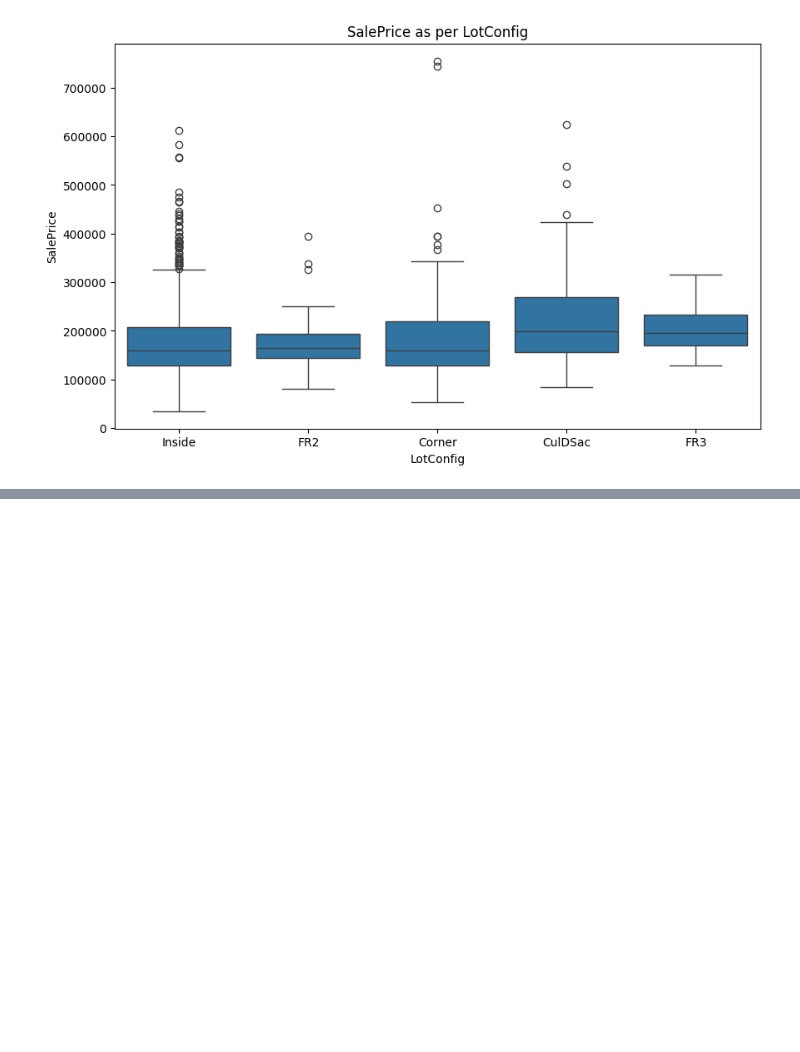
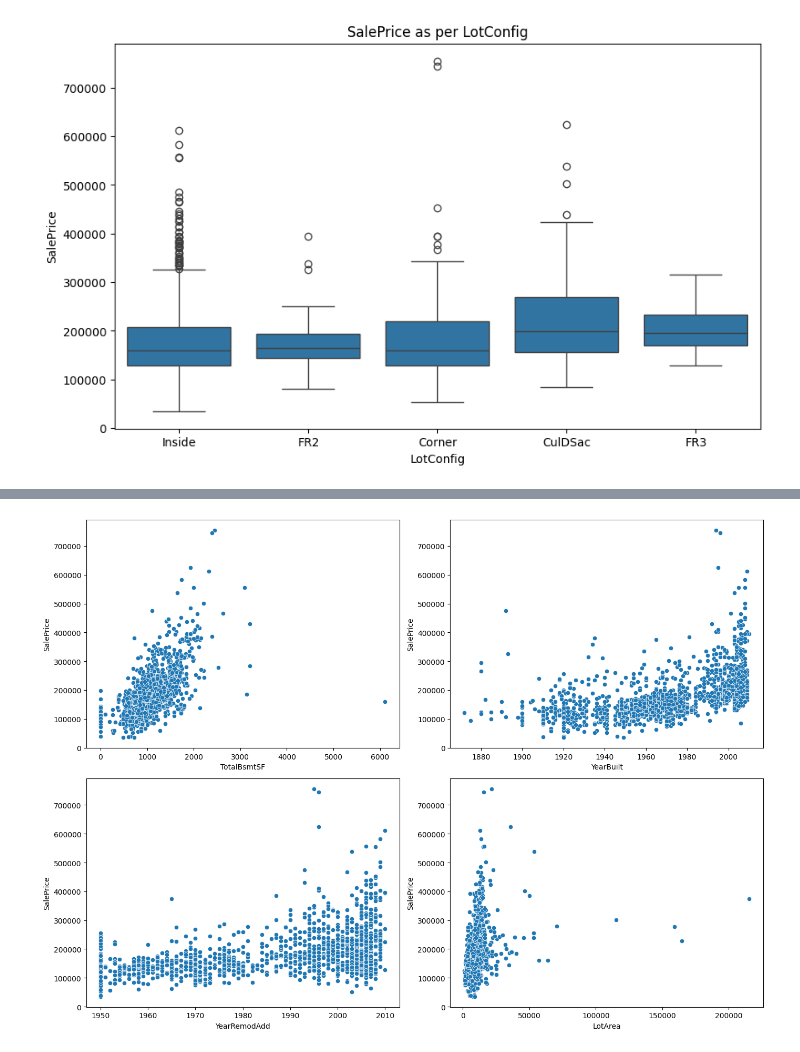
Before and after one commit to Devan7705/House_Price_Prediction_Model, a Jupyter notebook: HousePricePrediction.ipynb, the cells around one changed output, grey strips where cells are left out. Cells and saved outputs as stored; diff of their text form; code cells hidden in the pictures; blank space fills up the shorter version.

```diff
--- a/HousePricePrediction.ipynb
+++ b/HousePricePrediction.ipynb
@@ -215,0 +264,15 @@ plt.show()
+# %%
+cols = ["TotalBsmtSF", "YearBuilt", "YearRemodAdd", "LotArea"]
+
+plt.figure(figsize=(14,10))
+
+n = 0
+
+for col in cols:
+    n+=1
+    plt.subplot(2,2,n)
+    sns.scatterplot(x=df[col],y=df['SalePrice'])
+
+plt.tight_layout()
+# %% [output]
+[figure, added]
```
Also changed, not shown: parts of 34 cells of this notebook.
